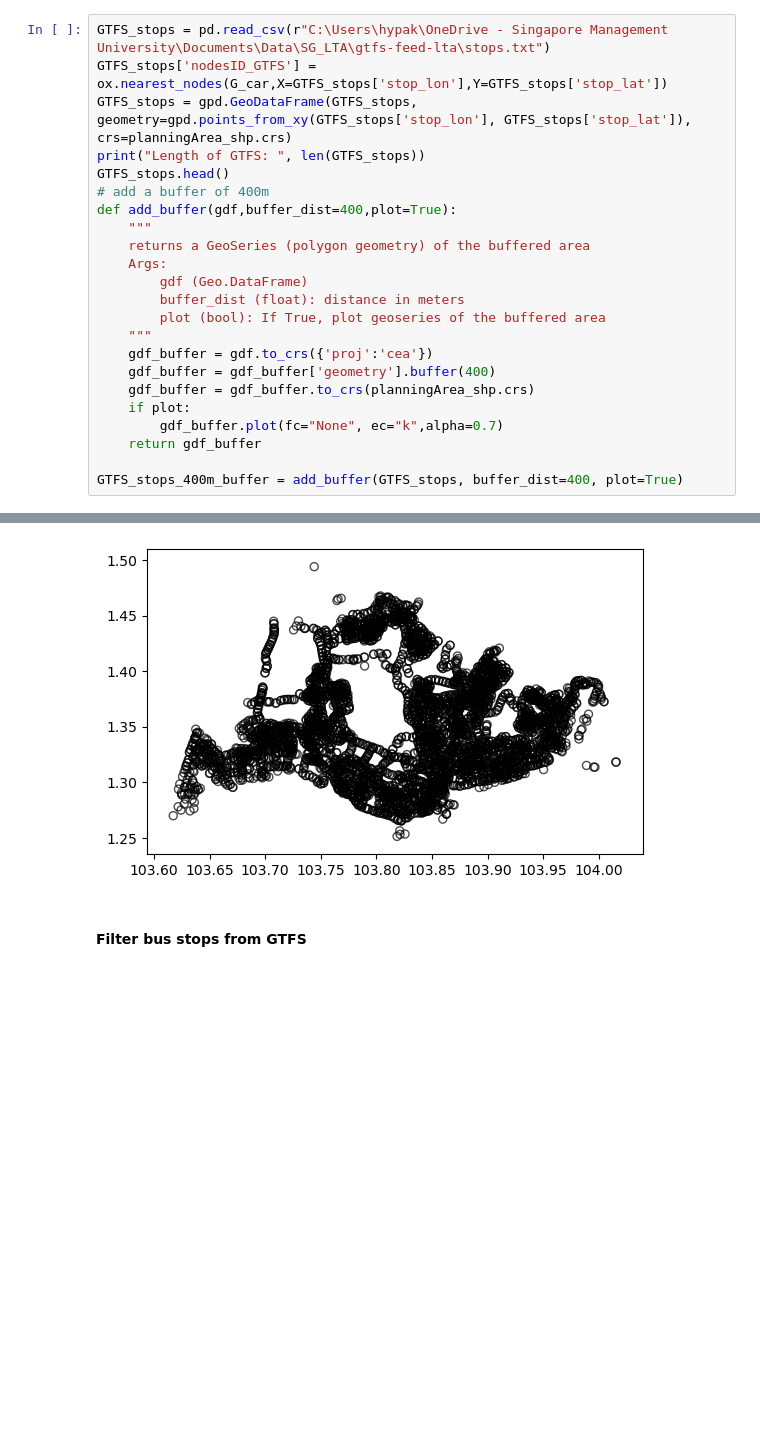
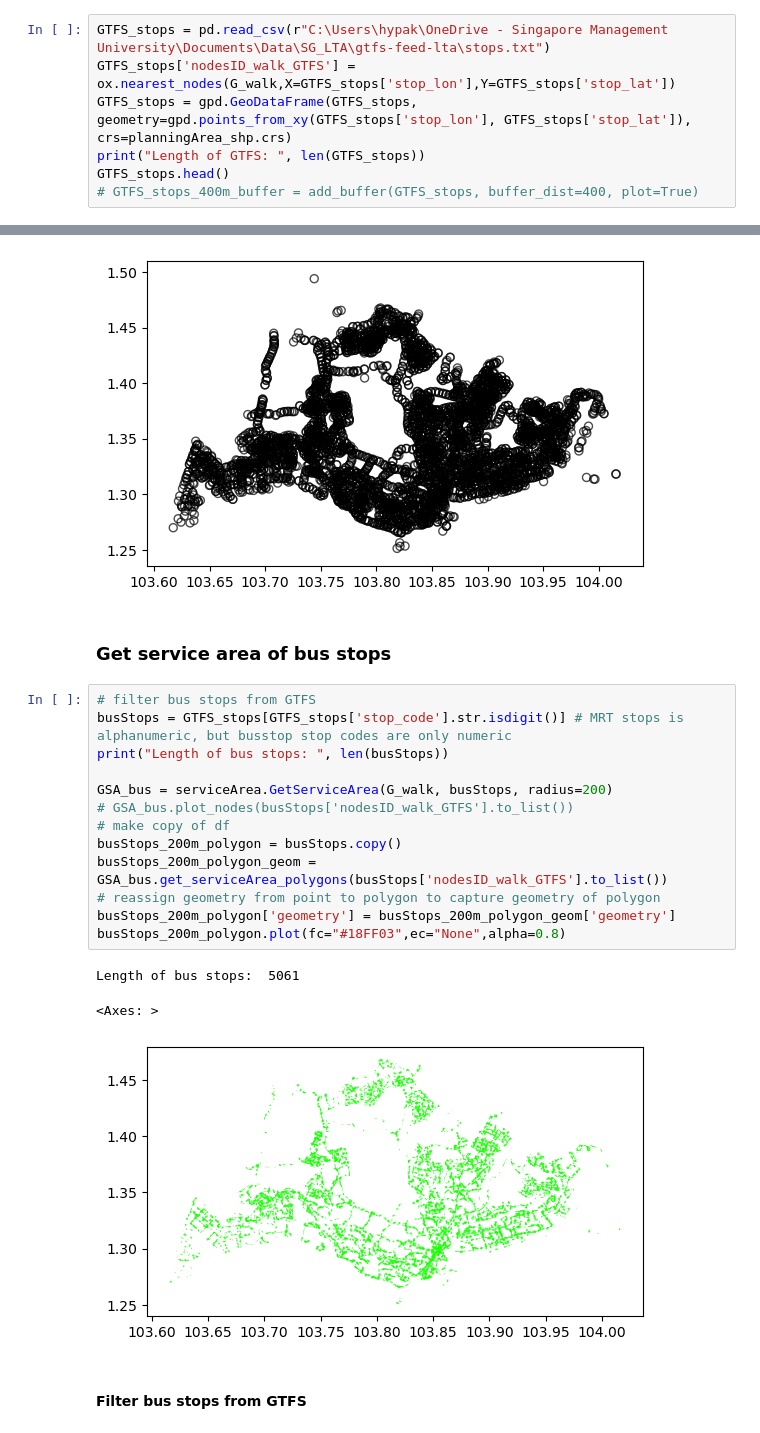
Before and after one commit to pakhuiying/property_prices_flood, a Jupyter notebook: property_prices_analysis.ipynb, the cells around one changed output, grey strips where cells are left out. Drawn from its saved outputs; the diff is of its cells as text; blank space fills up the shorter version.

```diff
--- a/property_prices_analysis.ipynb
+++ b/property_prices_analysis.ipynb
@@ -65,30 +179,33 @@ planningArea_shp.head()
 ### Import GTFS stops
 # %%
 GTFS_stops = pd.read_csv(r"C:\Users\hypak\OneDrive - Singapore Management University\Documents\Data\SG_LTA\gtfs-feed-lta\stops.txt")
-GTFS_stops['nodesID_GTFS'] = ox.nearest_nodes(G_car,X=GTFS_stops['stop_lon'],Y=GTFS_stops['stop_lat'])
+GTFS_stops['nodesID_walk_GTFS'] = ox.nearest_nodes(G_walk,X=GTFS_stops['stop_lon'],Y=GTFS_stops['stop_lat'])
 GTFS_stops = gpd.GeoDataFrame(GTFS_stops, geometry=gpd.points_from_xy(GTFS_stops['stop_lon'], GTFS_stops['stop_lat']), crs=planningArea_shp.crs)
 print("Length of GTFS: ", len(GTFS_stops))
 GTFS_stops.head()
-# add a buffer of 400m
-def add_buffer(gdf,buffer_dist=400,plot=True):
-    """
-    returns a GeoSeries (polygon geometry) of the buffered area
-    Args:
-        gdf (Geo.DataFrame)
-        buffer_dist (float): distance in meters
-        plot (bool): If True, plot geoseries of the buffered area
-    """
-    gdf_buffer = gdf.to_crs({'proj':'cea'})
-    gdf_buffer = gdf_buffer['geometry'].buffer(400)
-    gdf_buffer = gdf_buffer.to_crs(planningArea_shp.crs)
-    if plot:
-        gdf_buffer.plot(fc="None", ec="k",alpha=0.7)
-    return gdf_buffer
-
-GTFS_stops_400m_buffer = add_buffer(GTFS_stops, buffer_dist=400, plot=True)
+# GTFS_stops_400m_buffer = add_buffer(GTFS_stops, buffer_dist=400, plot=True)
 # %% [output]
 Length of GTFS:  5251
 [figure]
+# %% [markdown]
+### Get service area of bus stops
+# %%
+# filter bus stops from GTFS
+busStops = GTFS_stops[GTFS_stops['stop_code'].str.isdigit()] # MRT stops is alphanumeric, but busstop stop codes are only numeric
+print("Length of bus stops: ", len(busStops))
+
+GSA_bus = serviceArea.GetServiceArea(G_walk, busStops, radius=200)
+# GSA_bus.plot_nodes(busStops['nodesID_walk_GTFS'].to_list())
+# make copy of df
+busStops_200m_polygon = busStops.copy()
+busStops_200m_polygon_geom = GSA_bus.get_serviceArea_polygons(busStops['nodesID_walk_GTFS'].to_list())
+# reassign geometry from point to polygon to capture geometry of polygon
+busStops_200m_polygon['geometry'] = busStops_200m_polygon_geom['geometry']
+busStops_200m_polygon.plot(fc="#18FF03",ec="None",alpha=0.8)
+# %% [output]
+Length of bus stops:  5061
+<Axes: >
+[figure, added]
 # %% [markdown]
 #### Filter bus stops from GTFS
 # %%
```
Also changed, not shown: parts of 47 cells of this notebook.
